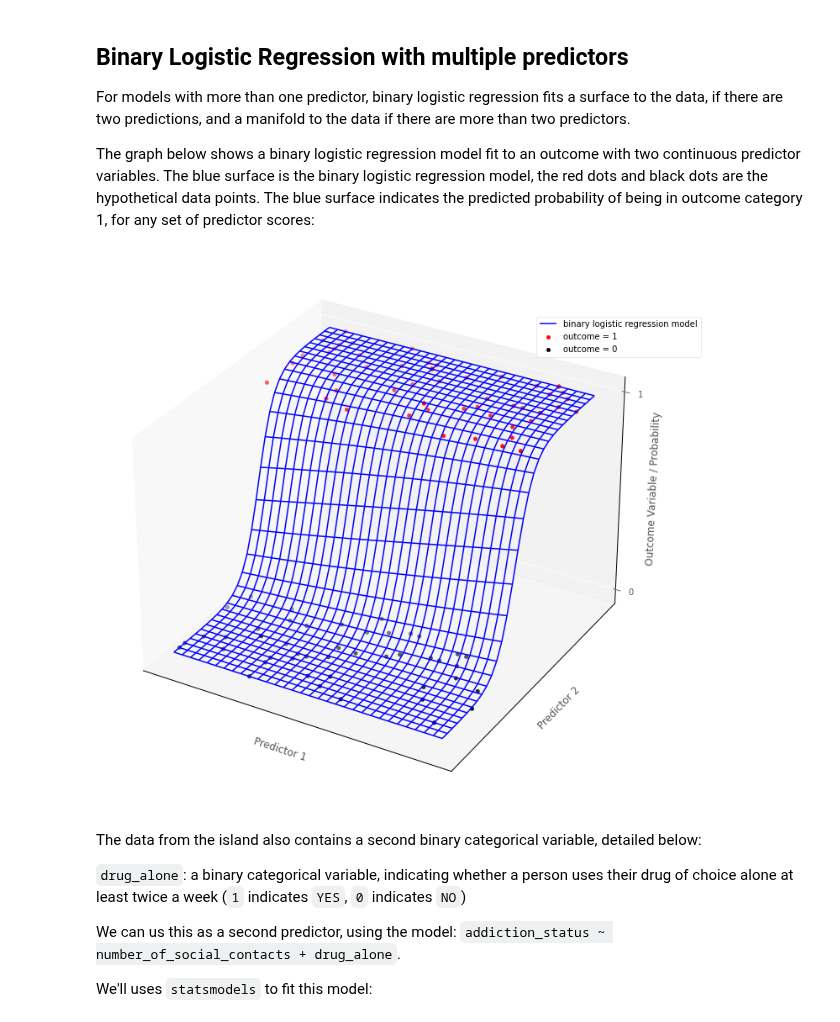
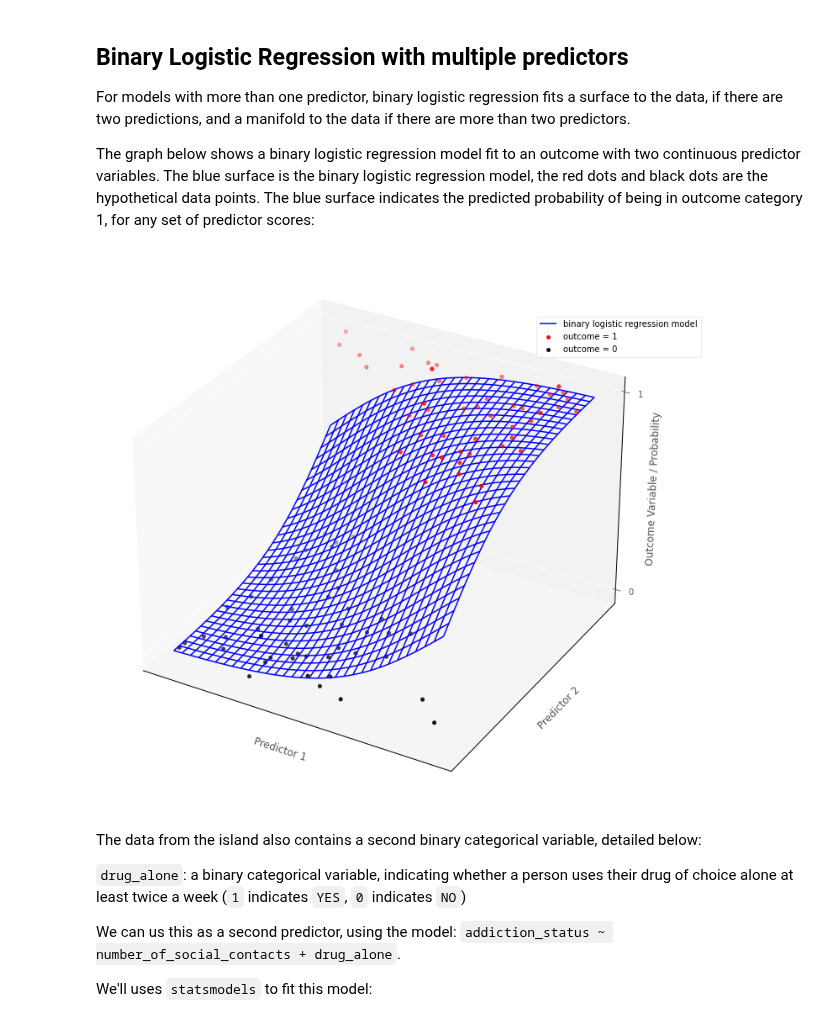
Before and after one commit to pxr687/islands_generalized_linear_models, a Jupyter notebook: 4_binary_logistic_regression.ipynb, the cells around one changed output. Saved outputs shown, nothing was run; the diff lists cells and outputs as text; code cells hidden in the pictures.

Commit message:
update binary logistic regression plot

```diff
--- a/4_binary_logistic_regression.ipynb
+++ b/4_binary_logistic_regression.ipynb
@@ -358,9 +358,9 @@ For models with more than one predictor, binary logistic regression fits a surfa
 The graph below shows a binary logistic regression model fit to an outcome with two continuous predictor variables. The blue surface is the binary logistic regression model, the red dots and black dots are the hypothetical data points. The blue surface indicates the predicted probability of being in outcome category 1, for any set of predictor scores:
 # %%
 # show how binary logistic regression works in multiple dimensions
-islands_GLM.bin_log_reg_plot()
+islands_GLM.bin_log_reg_plot(x_slope = 0.8, y_slope =0.8)
 # %% [output]
-[figure, old version]
+[figure, new version]
 # %% [markdown]
 The data from the island also contains a second binary categorical variable, detailed below:
 
```
Also changed, not shown: parts of 2 cells of this notebook, 9 other files.
